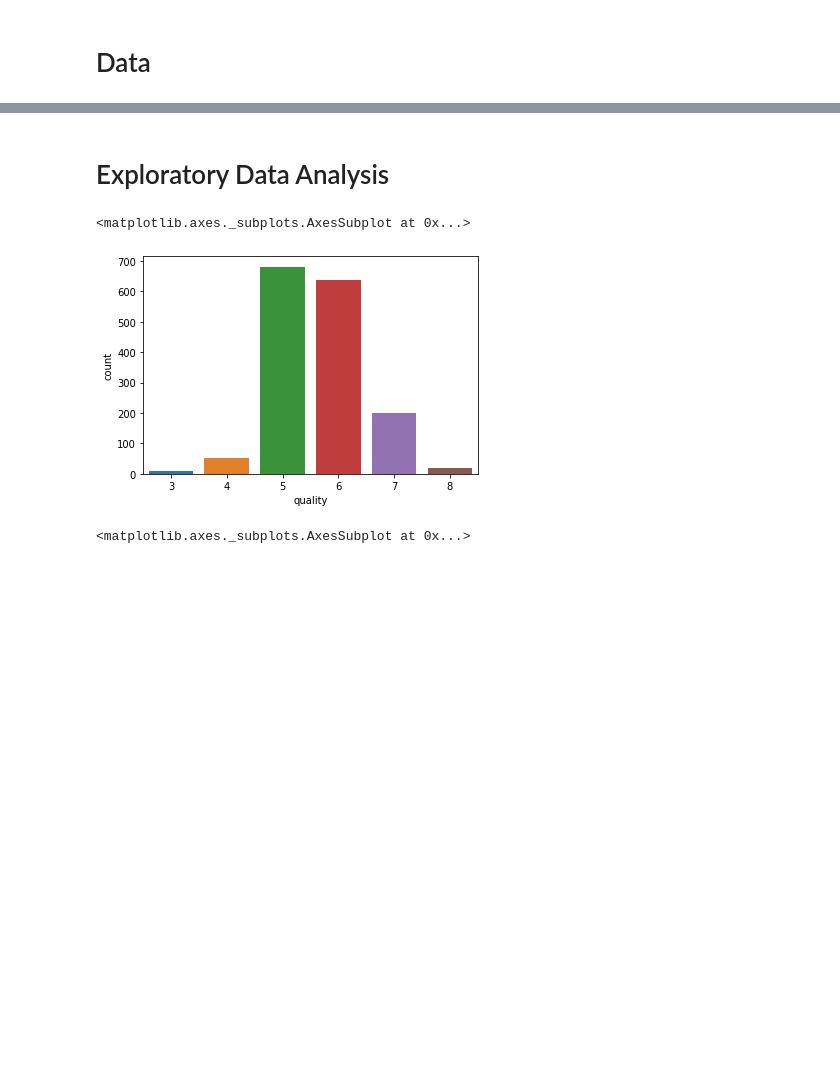
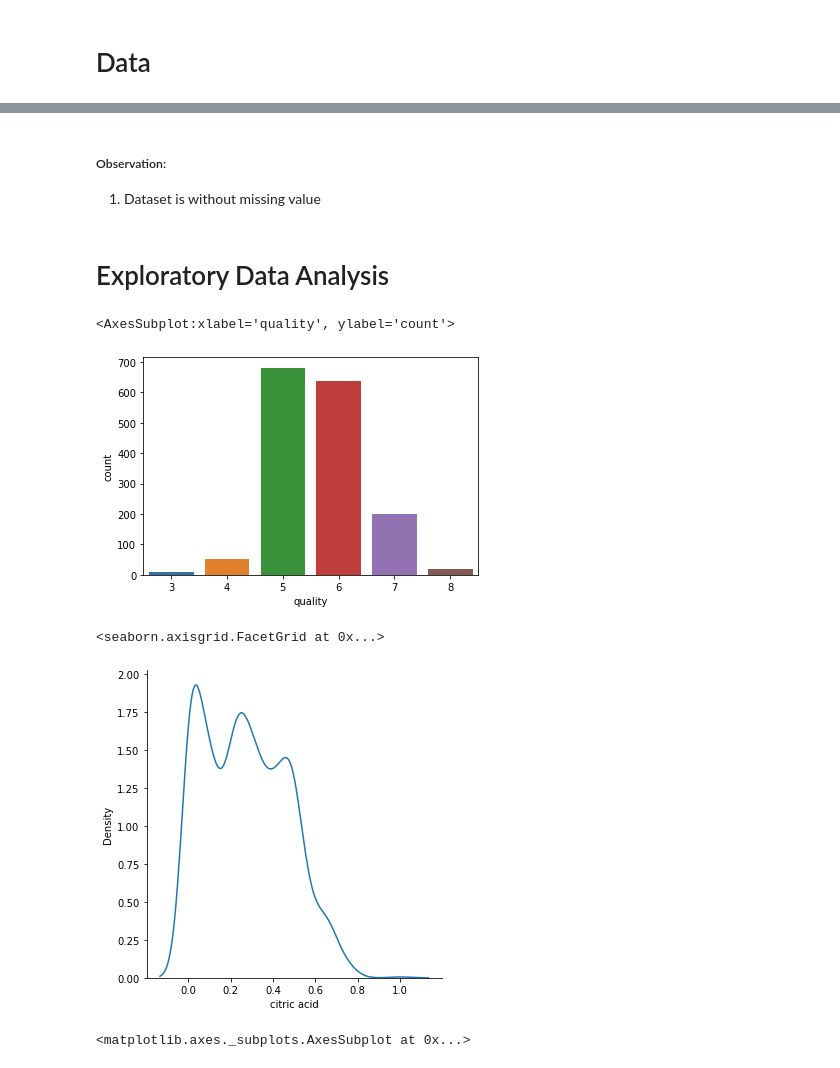
Before and after one commit to dhrey112/ML_Course_19-11-20, a Jupyter notebook: Project/19-11-2020 ML Course Nigeria Project 'name'.ipynb, the cells around one changed output, grey strips where cells are left out. Drawn from its saved outputs; the diff is of its cells as text; code cells hidden in the pictures; blank space fills up the shorter version.

```diff
--- a/Project/19-11-2020 ML Course Nigeria Project 'name'.ipynb
+++ b/Project/19-11-2020 ML Course Nigeria Project 'name'.ipynb
@@ -47,10 +93,20 @@ import matplotlib.pyplot as plt
+# %% [markdown]
+##### Observation:
+
+1. Dataset is without missing value
 # %% [markdown]
 # Exploratory Data Analysis
 # %%
 # Our label Distribution (countplot)
+sns.countplot(x='quality', data=data)
 # %% [output]
-<matplotlib.axes._subplots.AxesSubplot at 0x...>
+<AxesSubplot:xlabel='quality', ylabel='count'>
 [figure]
+# %%
+sns.displot(x='citric acid', data=data, kind='kde', hue_order='semantic')
+# %% [output]
+<seaborn.axisgrid.FacetGrid at 0x...>
+[figure, added]
 # %%
 # Example EDA (distplot)
 # %% [output]
```
Also changed, not shown: parts of 5 cells of this notebook.
